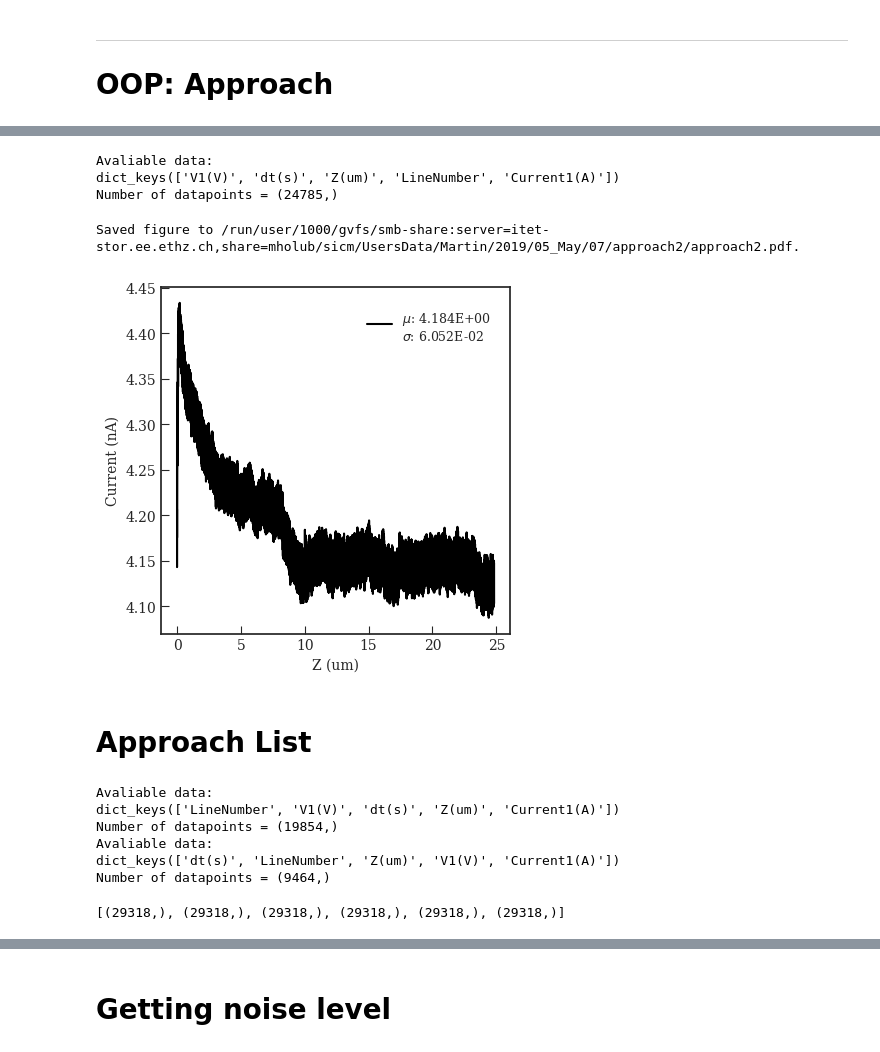
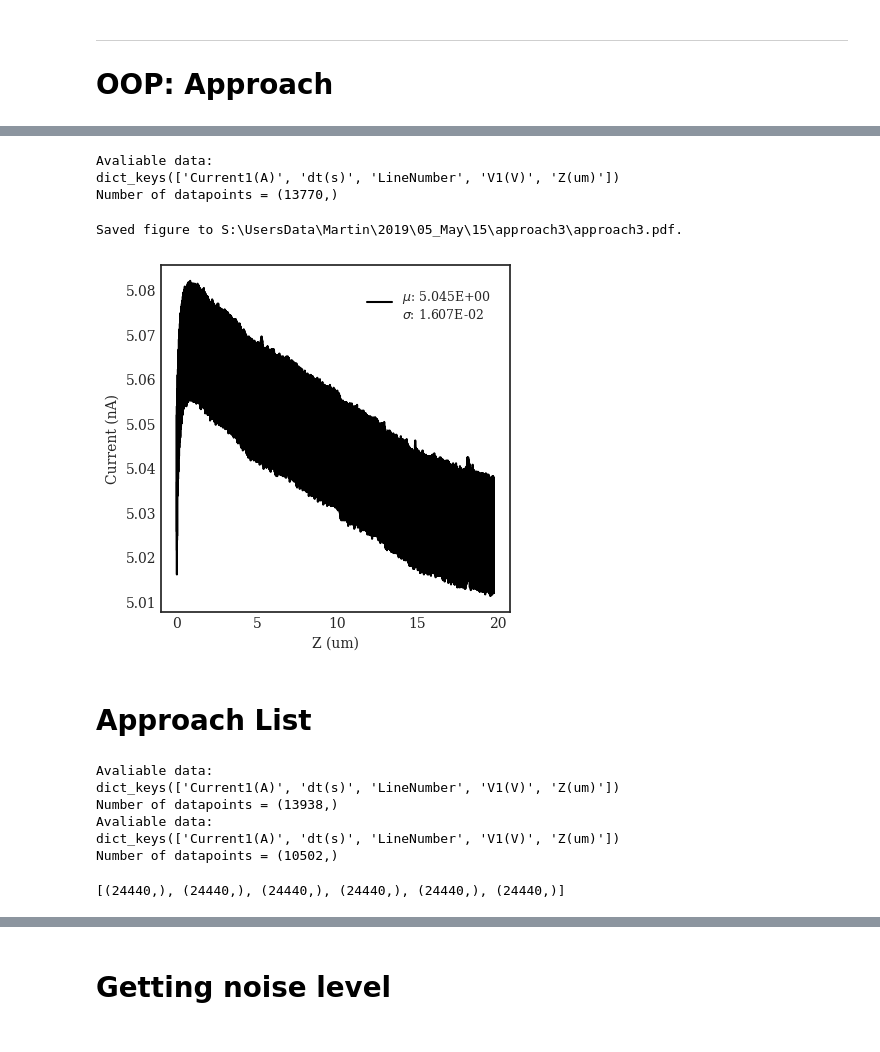
Before and after one commit to martinholub/sicm, a Jupyter notebook: notebooks/plots.ipynb, the cells around one changed output, grey strips where cells are left out. Saved outputs shown, nothing was run; the diff lists cells and outputs as text; code cells hidden in the pictures.

```diff
--- a/notebooks/plots.ipynb
+++ b/notebooks/plots.ipynb
@@ -162,51 +165,51 @@ import numpy as np
 # %%
-datadir =  "S:\\UsersData\\Martin\\2019\\04_April\\16\\approach_set"
-exp_name = "0_surface"
-datadir = "/run/user/1000/gvfs/smb-share:server=itet-stor.ee.ethz.ch,share=mholub/sicm/UsersData/Martin/2019/05_May/07"
-datadir = datadir + "/approach2"
-exp_name = "approach2"
+datadir =  "S:\\UsersData\\Martin\\2019\\05_May\\15\\approach3"
+exp_name = "approach3"
+# datadir = "/run/user/1000/gvfs/smb-share:server=itet-stor.ee.ethz.ch,share=mholub/sicm/UsersData/Martin/2019/05_May/07"
+# datadir = datadir + "/approach2"
+# exp_name = "approach2"
 app = Approach(datadir, exp_name)
 # this is very simplistic but does the job for now.
 # app. plot()
 # %% [output]
 Avaliable data:
-dict_keys(['V1(V)', 'dt(s)', 'Z(um)', 'LineNumber', 'Current1(A)'])
-Number of datapoints = (24785,)
+dict_keys(['Current1(A)', 'dt(s)', 'LineNumber', 'V1(V)', 'Z(um)'])
+Number of datapoints = (13770,)
 # %%
 t_ax = np.cumsum(app.dsdata["dt(s)"])
 z_ax = app.dsdata["Z(um)"]
 c_ax = app.dsdata["Current1(A)"]*1e9
 
 # sel = np.nonzero(np.logical_and(t_ax > 0., t_ax < 46.898))
 sel = [True] * len(t_ax)
-sel = np.nonzero(c_ax > 3.5)[0]
+# sel = np.nonzero(c_ax > 3.5)[0]
 
 sig = Signal(z_ax[sel] - np.min(z_ax[sel]), c_ax[sel],
              datadir, exp_name)
 # sig.analyze(range = [0., 50.0], what = "psd")
 sig.plot("Z (um)", "Current (nA)")
 # %% [output]
-Saved figure to /run/user/1000/gvfs/smb-share:server=itet-stor.ee.ethz.ch,share=mholub/sicm/UsersData/Martin/2019/05_May/07/approach2/approach2.pdf.
+Saved figure to S:\UsersData\Martin\2019\05_May\15\approach3\approach3.pdf.
-[figure, old version]
+[figure, new version]
 # %% [markdown]
 # Approach List
 # %%
-# applist = ApproachList(["S:\\UsersData\\Martin\\2019\\04_April\\16\\approach_set"],
-#                       ["100_75", "75_50", "50_25", "25_0", "0_surface"])
-applist = ApproachList(["/run/user/1000/gvfs/smb-share:server=itet-stor.ee.ethz.ch,share=mholub/sicm/UsersData/Martin/2019/05_May/07/approach_set"],
-                      ["1", "2"])
+applist = ApproachList(["S:\\UsersData\\Martin\\2019\\05_May\\15\\approach2"],
+                      ["1", "4"])
+# applist = ApproachList(["/run/user/1000/gvfs/smb-share:server=itet-stor.ee.ethz.ch,share=mholub/sicm/UsersData/Martin/2019/05_May/07/approach_set"],
+#                       ["1", "2"])
 # %% [output]
 Avaliable data:
-dict_keys(['LineNumber', 'V1(V)', 'dt(s)', 'Z(um)', 'Current1(A)'])
-Number of datapoints = (19854,)
+dict_keys(['Current1(A)', 'dt(s)', 'LineNumber', 'V1(V)', 'Z(um)'])
+Number of datapoints = (13938,)
 Avaliable data:
-dict_keys(['dt(s)', 'LineNumber', 'Z(um)', 'V1(V)', 'Current1(A)'])
-Number of datapoints = (9464,)
+dict_keys(['Current1(A)', 'dt(s)', 'LineNumber', 'V1(V)', 'Z(um)'])
+Number of datapoints = (10502,)
 # %%
-stitchapp = applist.stitch(z_move = 25, preserve_overlap = True)
+stitchapp = applist.stitch(z_move = 20, preserve_overlap = True)
 [v.shape for v in stitchapp.dsdata.values()]
 # %% [output]
-[(29318,), (29318,), (29318,), (29318,), (29318,), (29318,)]
+[(24440,), (24440,), (24440,), (24440,), (24440,), (24440,)]
 # %%
 # sel = stitchapp.dsdata["Current1(A)"]*1e9 > 4
 sel = None
```
Also changed, not shown: parts of 4 cells of this notebook, 6 other files.
